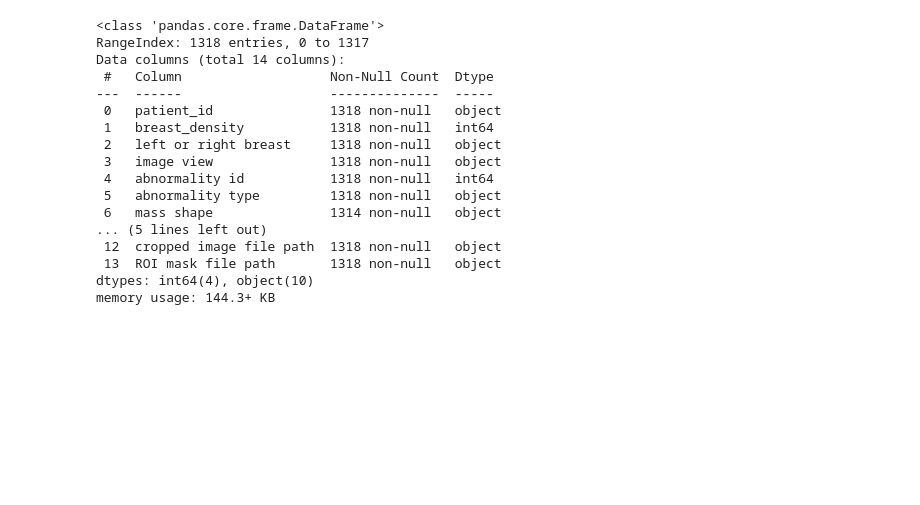
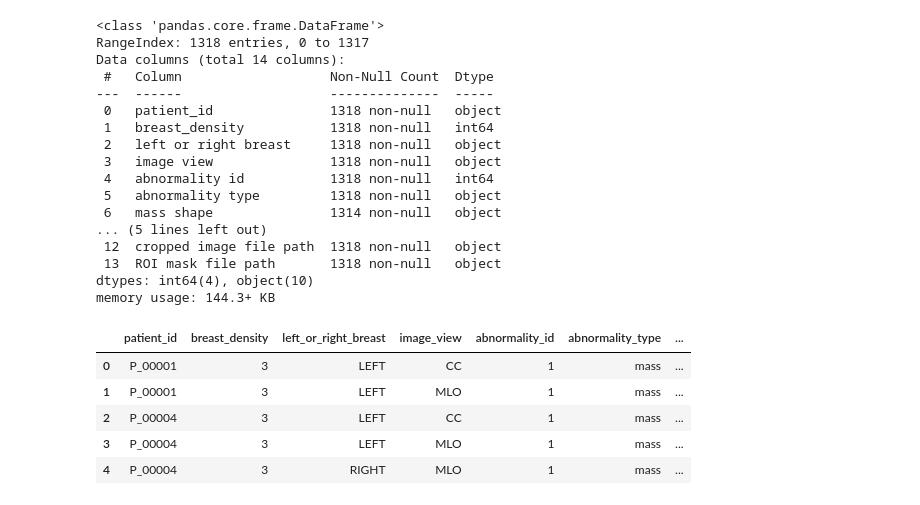
Before and after one commit to ShenalSen/OncoDetect, a Jupyter notebook: Model/notebooks/Oncodetect_T1_V1_M1.ipynb, the cells around one changed output. Cells and saved outputs as stored; diff of their text form; code cells hidden in the pictures; blank space fills up the shorter version.

Commit message:
Renamed column names of mass_train to use underscores instead of spaces for better code readability and Python naming conventions

```diff
--- a/Model/notebooks/Oncodetect_T1_V1_M1.ipynb
+++ b/Model/notebooks/Oncodetect_T1_V1_M1.ipynb
@@ -155,3 +155,24 @@ Data columns (total 14 columns):
  13  ROI mask file path       1318 non-null   object
 dtypes: int64(4), object(10)
 memory usage: 144.3+ KB
+# %%
+# rename columns
+#renamed column names of
+mass_train = mass_train.rename(columns={'left or right breast': 'left_or_right_breast',
+                                           'image view': 'image_view',
+                                           'abnormality id': 'abnormality_id',
+                                           'abnormality type': 'abnormality_type',
+                                           'mass shape': 'mass_shape',
+                                           'mass margins': 'mass_margins',
+                                           'image file path': 'image_file_path',
+                                           'cropped image file path': 'cropped_image_file_path',
+                                           'ROI mask file path': 'ROI_mask_file_path'})
+
+mass_train.head(5)
+# %% [output]
+|  | patient_id | breast_density | left_or_right_breast | image_view | abnormality_id | abnormality_type | ... |
+| 0 | P_00001 | 3 | LEFT | CC | 1 | mass | ... |
+| 1 | P_00001 | 3 | LEFT | MLO | 1 | mass | ... |
+| 2 | P_00004 | 3 | LEFT | CC | 1 | mass | ... |
+| 3 | P_00004 | 3 | LEFT | MLO | 1 | mass | ... |
+| 4 | P_00004 | 3 | RIGHT | MLO | 1 | mass | ... |
```
